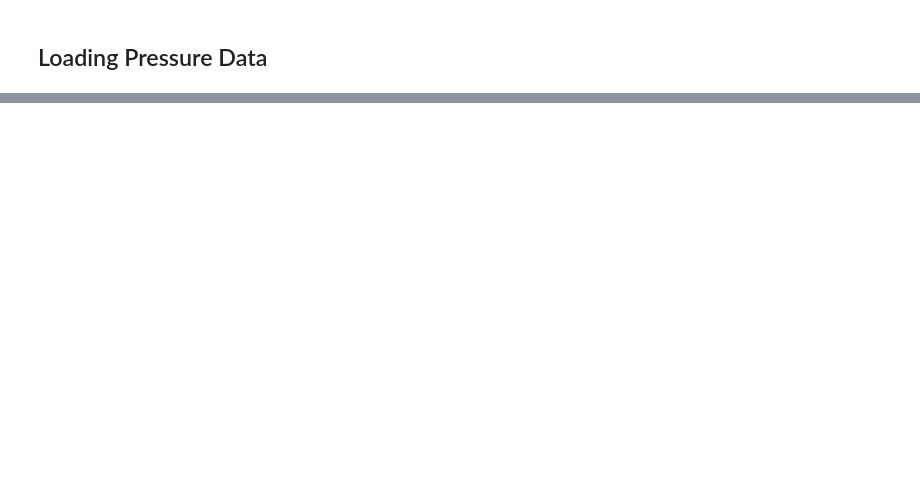
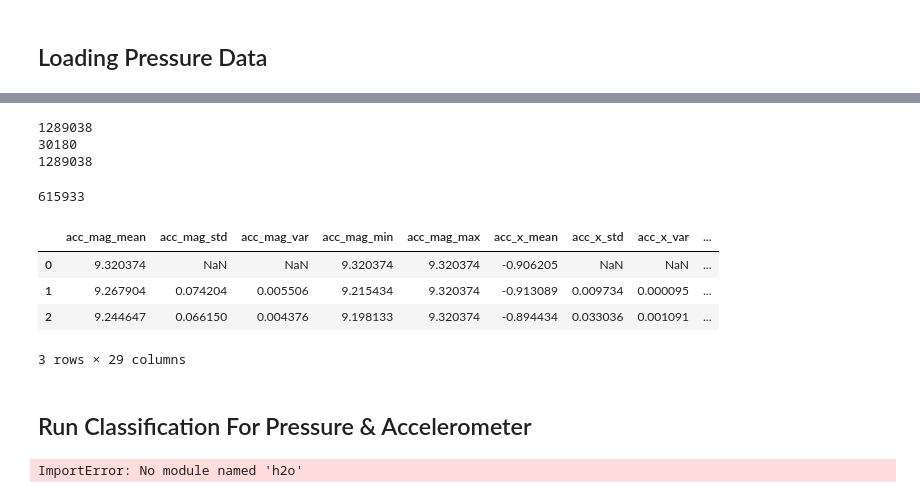
Before and after one commit to yyenigun/mobile-sensor-data-notebooks, a Jupyter notebook: DrivingTransitAccelerometerPressure.ipynb, the cells around one changed output, grey strips where cells are left out. Drawn from its saved outputs; the diff is of its cells as text; code cells hidden in the pictures; blank space fills up the shorter version.

Commit message:
python codes added for activity recognition.

```diff
--- a/DrivingTransitAccelerometerPressure.ipynb
+++ b/DrivingTransitAccelerometerPressure.ipynb
@@ -117,0 +173,72 @@ mergedDf[~(mergedDf.pressure.isnull()) & ~(mergedDf.acc_mag.isnull())][['acc_mag
+# %%
+print(len(accMagFeatures.index))
+print(len(pressureFeatures.index))
+print(len(allFeatures.index))
+
+allFeatures = allFeatures[~(allFeatures.pressure_mean.isnull()) & ~(allFeatures.acc_mag_mean.isnull())]
+
+len(allFeatures.index)
+# %% [output]
+1289038
+30180
+1289038
+615933
+# %%
+allFeatures.head(3)
+# %% [output]
+|  | acc_mag_mean | acc_mag_std | acc_mag_var | acc_mag_min | acc_mag_max | acc_x_mean | acc_x_std | acc_x_var | ... |
+| 0 | 9.320374 | NaN | NaN | 9.320374 | 9.320374 | -0.906205 | NaN | NaN | ... |
+| 1 | 9.267904 | 0.074204 | 0.005506 | 9.215434 | 9.320374 | -0.913089 | 0.009734 | 0.000095 | ... |
+| 2 | 9.244647 | 0.066150 | 0.004376 | 9.198133 | 9.320374 | -0.894434 | 0.033036 | 0.001091 | ... |
+3 rows × 29 columns
+# %% [markdown]
+## Run Classification For Pressure & Accelerometer
+# %%
+from h2o import h2o
+
+h2o.init()
+h2o.remove_all()
+
+allFeatures = h2o.H2OFrame(allFeatures)
+
+continuous_feature_columns = [
+    'pressure_mean',
+    'pressure_std',
+    'pressure_var',
+    'pressure_min',
+    'pressure_max',
+    'acc_mag_mean',
+    'acc_mag_std',
+    'acc_mag_var',
+    'acc_mag_min',
+    'acc_mag_max',
+    'acc_x_mean',
+    'acc_x_std',
+    'acc_x_var',
+    'acc_x_min',
+    'acc_x_max',
+    'acc_y_mean',
+    'acc_y_std',
+    'acc_y_var',
+    'acc_y_min',
+    'acc_y_max',
+    'acc_z_mean',
+    'acc_z_std',
+    'acc_z_var',
+    'acc_z_min',
+    'acc_z_max'
+]
+
+random_forest_model = h2o.H2ORandomForestEstimator(
+    model_id="ActivityRecognitionModelAccPressure",
+    ntrees=30,
+    max_depth=30,
+    min_rows=4,
+    nfolds=10
+)
+
+random_forest_model.train(x=continuous_feature_columns,
+                          y='label',
+                          training_frame=allFeatures)
+# %% [output]
+ImportError: No module named 'h2o'
```
Also changed, not shown: parts of 6 cells of this notebook, 2 other files.
